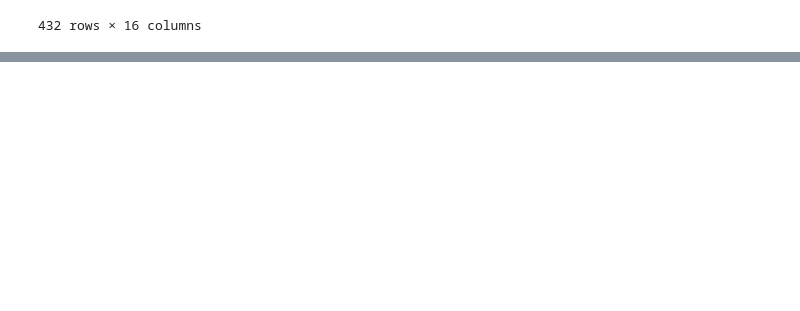
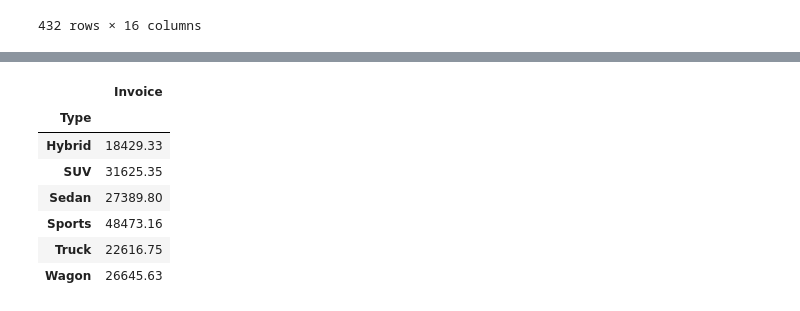
Before and after one commit to tyleer1000/Data-Analysis-With-Python, a Jupyter notebook: Practice3 24.ipynb, the cells around one changed output, grey strips where cells are left out. Saved outputs shown, nothing was run; the diff lists cells and outputs as text; code cells hidden in the pictures; blank space fills up the shorter version.

```diff
--- a/Practice3 24.ipynb
+++ b/Practice3 24.ipynb
@@ -100,0 +117,11 @@ ValueError: Columns must be same length as key
+# %%
+dataclean.groupby(['Type']).agg({"Invoice": 'mean'}).round(2)
+# %% [output]
+|  | Invoice |
+| Type |  |
+| Hybrid | 18429.33 |
+| SUV | 31625.35 |
+| Sedan | 27389.80 |
+| Sports | 48473.16 |
+| Truck | 22616.75 |
+| Wagon | 26645.63 |
```
Also changed, not shown: parts of 6 cells of this notebook.
